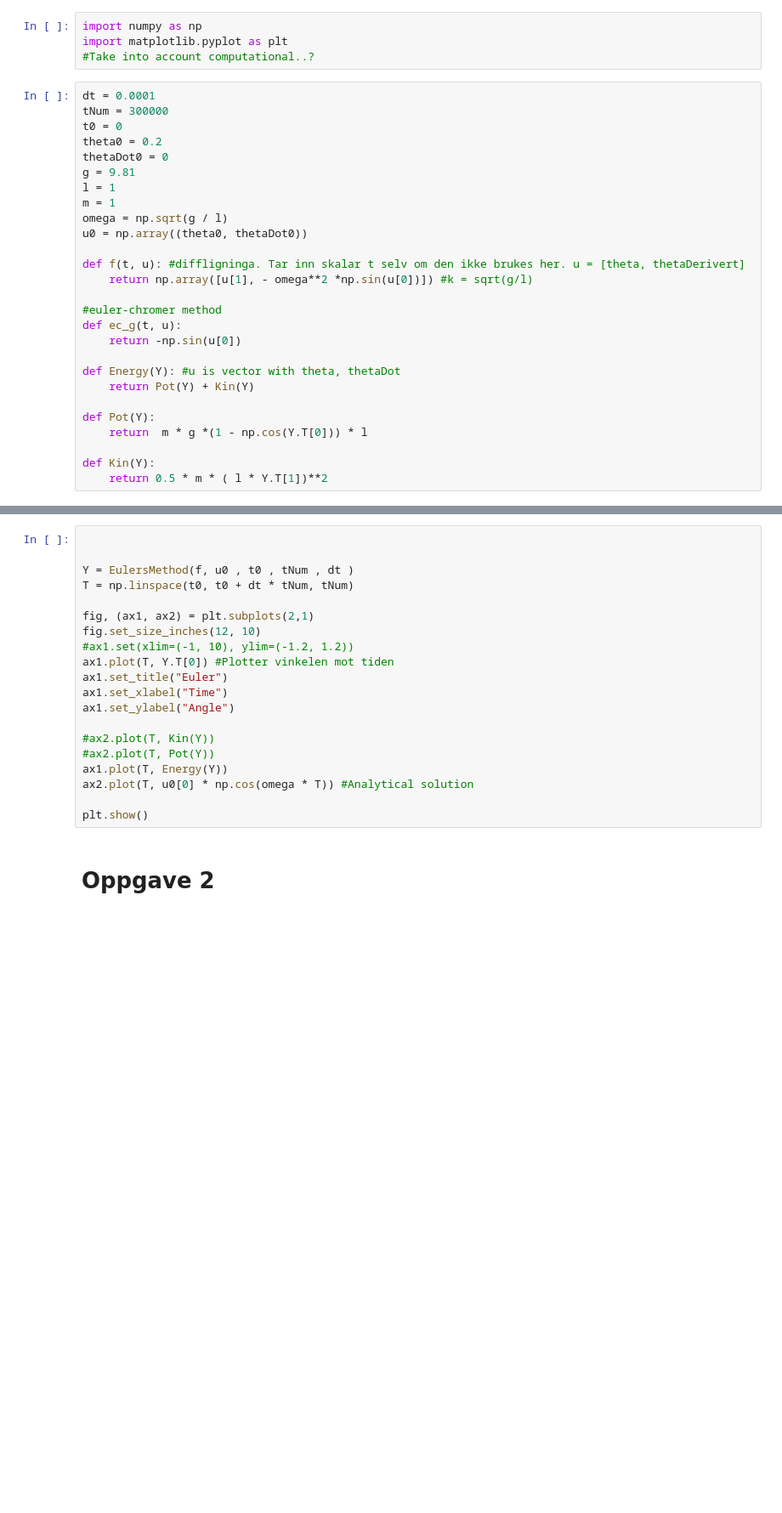
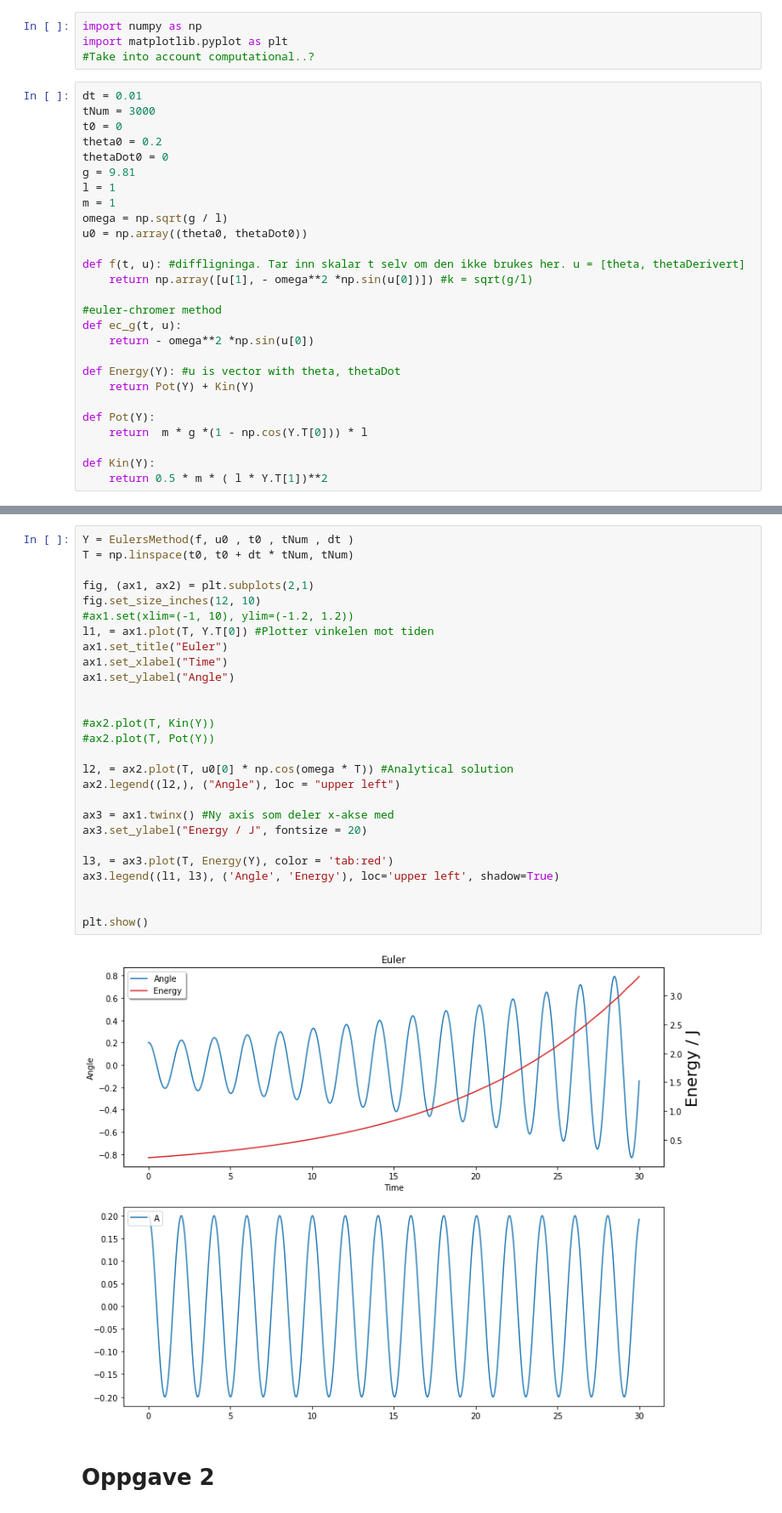
Before and after one commit to EirikJaccheri/Klassisk-mekanikk-Numerisk-ving-1, a Jupyter notebook: Numerisk øving.ipynb, the cells around one changed output, grey strips where cells are left out. Shown at 85% size. Drawn from its saved outputs; the diff is of its cells as text; blank space fills up the shorter version.

```diff
--- a/Numerisk øving.ipynb
+++ b/Numerisk øving.ipynb
@@ -3,8 +3,8 @@ import numpy as np
 import matplotlib.pyplot as plt
 #Take into account computational..?
 # %%
-dt = 0.0001
-tNum = 300000
+dt = 0.01
+tNum = 3000
 t0 = 0
 theta0 = 0.2
 thetaDot0 = 0
@@ -19,7 +19,7 @@ def f(t, u): #diffligninga. Tar inn skalar t selv om den ikke brukes her. u = [t
 
 #euler-chromer method
 def ec_g(t, u):
-    return -np.sin(u[0])
+    return - omega**2 *np.sin(u[0])
 
 def Energy(Y): #u is vector with theta, thetaDot
     return Pot(Y) + Kin(Y)
@@ -57,25 +57,34 @@ def Euler_Cromer(g, u0, t0, tNum, dt):
         U[i][0] = U[i-1][0] + U[i][1] * dt
     return U
 # %%
-
-
 Y = EulersMethod(f, u0 , t0 , tNum , dt )
 T = np.linspace(t0, t0 + dt * tNum, tNum)
 
 fig, (ax1, ax2) = plt.subplots(2,1)
 fig.set_size_inches(12, 10)
 #ax1.set(xlim=(-1, 10), ylim=(-1.2, 1.2))
-ax1.plot(T, Y.T[0]) #Plotter vinkelen mot tiden
+l1, = ax1.plot(T, Y.T[0]) #Plotter vinkelen mot tiden
 ax1.set_title("Euler")
 ax1.set_xlabel("Time")
 ax1.set_ylabel("Angle")
 
+
 #ax2.plot(T, Kin(Y))
 #ax2.plot(T, Pot(Y))
-ax1.plot(T, Energy(Y))
-ax2.plot(T, u0[0] * np.cos(omega * T)) #Analytical solution
+
+l2, = ax2.plot(T, u0[0] * np.cos(omega * T)) #Analytical solution
+ax2.legend((l2,), ("Angle"), loc = "upper left")
+
+ax3 = ax1.twinx() #Ny axis som deler x-akse med
+ax3.set_ylabel("Energy / J", fontsize = 20)
+
+l3, = ax3.plot(T, Energy(Y), color = 'tab:red')
+ax3.legend((l1, l3), ('Angle', 'Energy'), loc='upper left', shadow=True)
+
 
 plt.show()
+# %% [output]
+[figure, added]
 # %% [markdown]
 # Oppgave 2
 # %%
```
Also changed, not shown: parts of 1 cell of this notebook.
